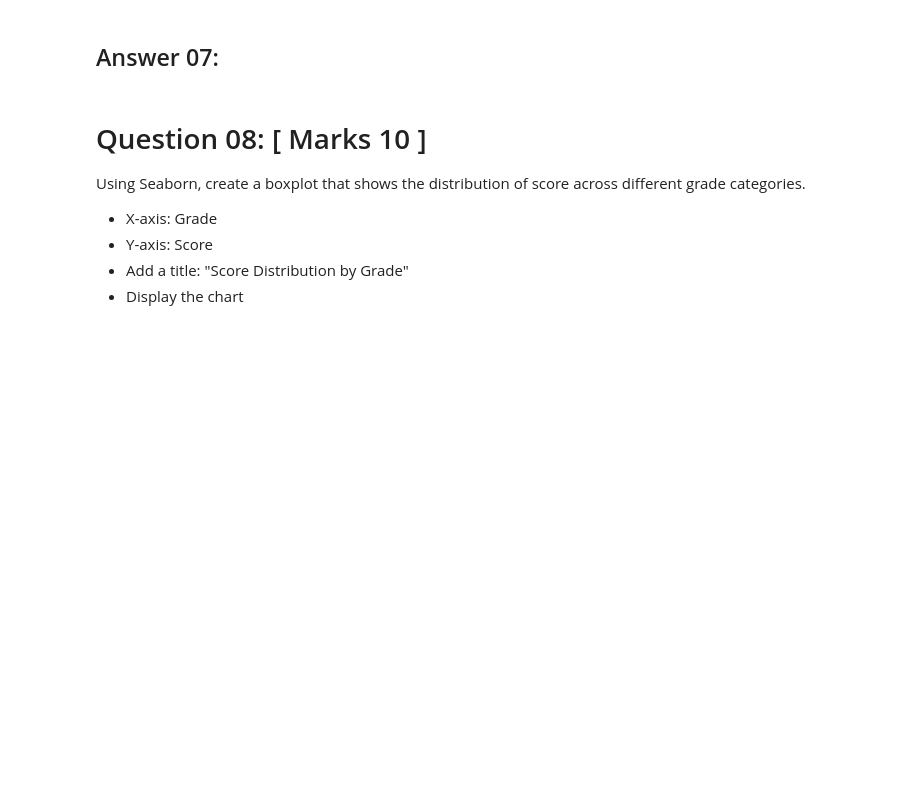
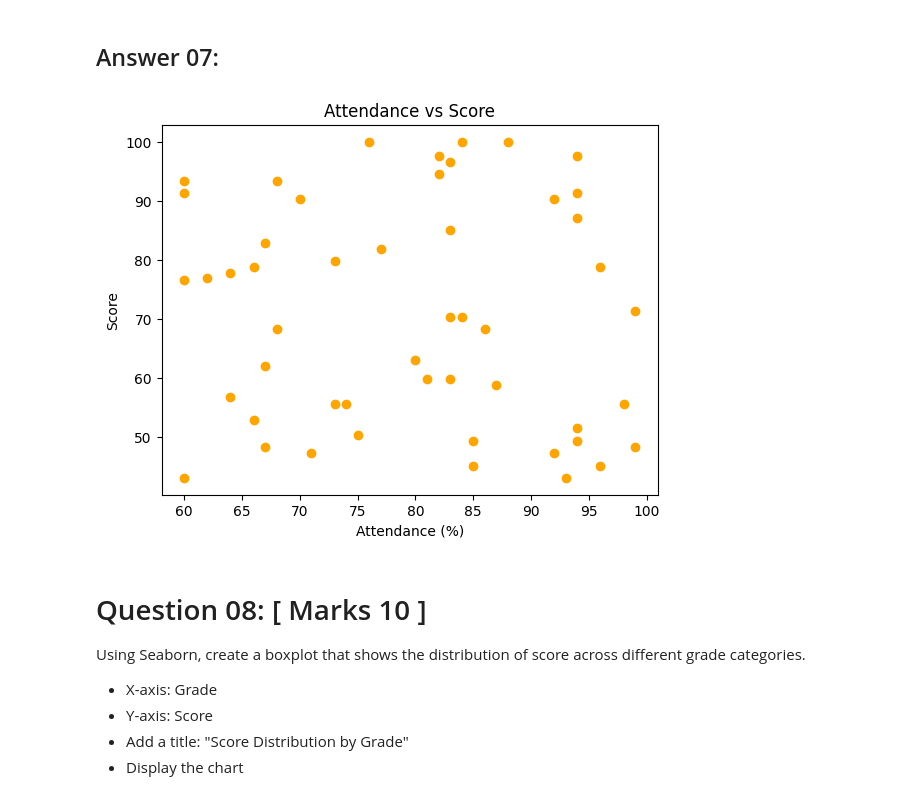
Before and after one commit to Dev-Maidul/AI-Programming-with-Python-Mid-Term, a Jupyter notebook: Copy_of_AI_Programming_With_Python_Final_Exam_Question.ipynb, the cells around one changed output. Saved outputs shown, nothing was run; the diff lists cells and outputs as text; code cells hidden in the pictures; blank space fills up the shorter version.

```diff
--- a/Copy_of_AI_Programming_With_Python_Final_Exam_Question.ipynb
+++ b/Copy_of_AI_Programming_With_Python_Final_Exam_Question.ipynb
@@ -290,6 +290,14 @@ Using Matplotlib, create a scatter plot to visualize the relationship between at
 * Display the chart
 # %% [markdown]
 ## Answer 07:
+# %%
+plt.title("Attendance vs Score")
+plt.xlabel("Attendance (%)")
+plt.ylabel("Score")
+plt.scatter(df['attendance'],df['score'],color='orange')
+plt.show()
+# %% [output]
+[figure, added]
 # %% [markdown]
 # Question 08: [ Marks 10 ]
 
```
